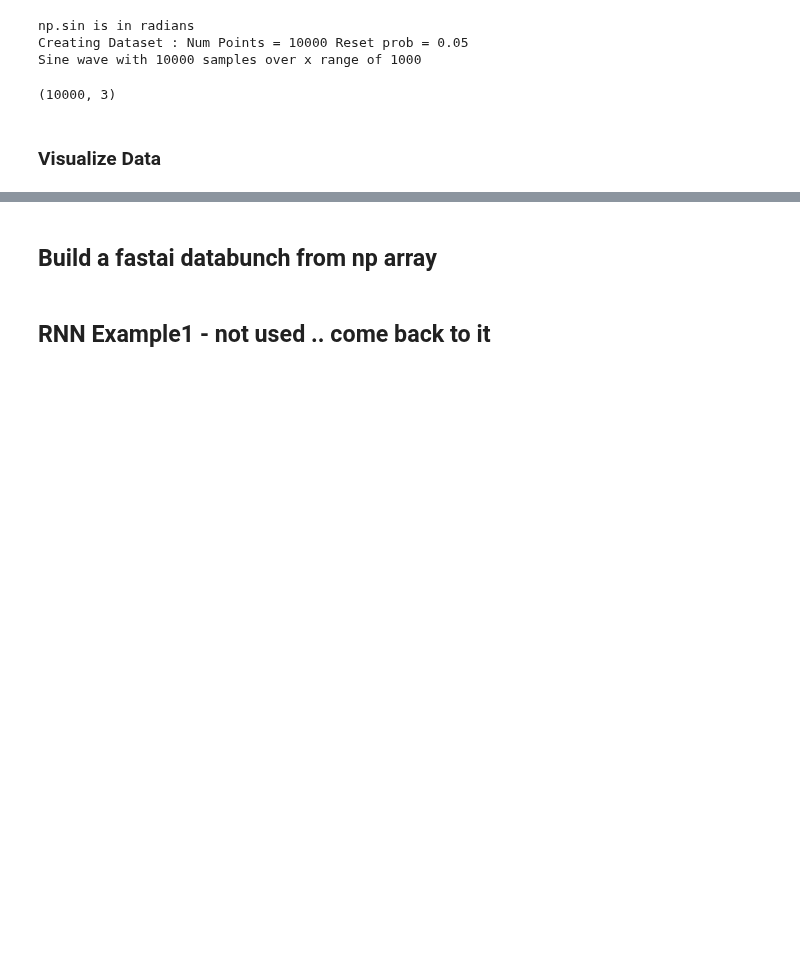
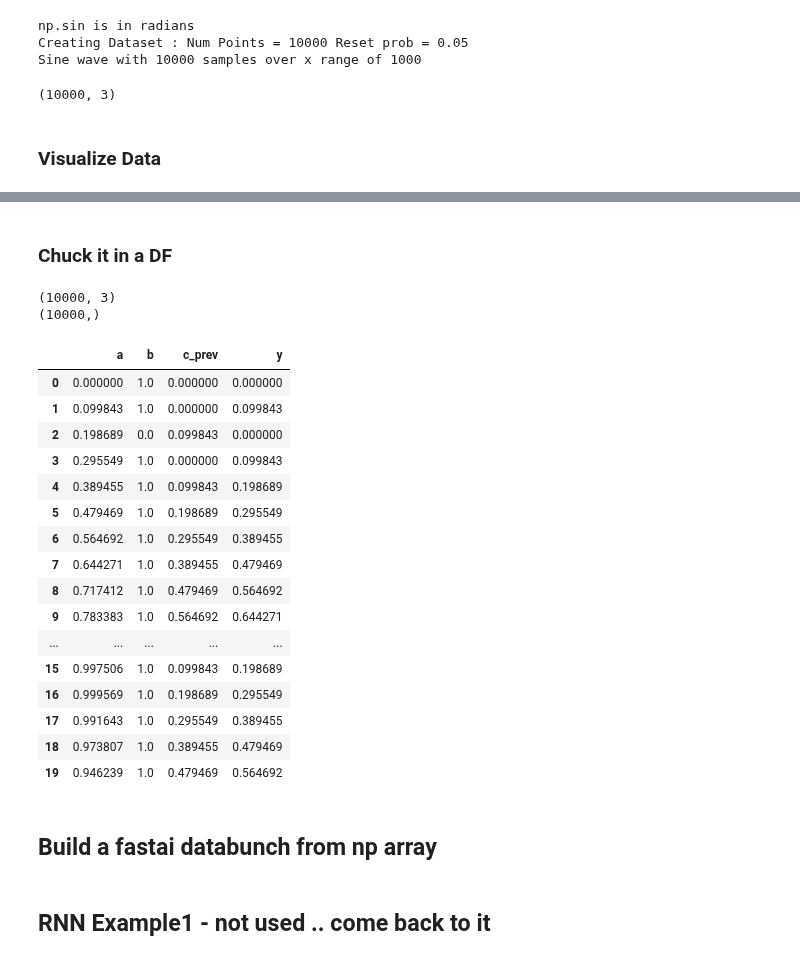
Before and after one commit to dustinvanstee/aicoc-ai-immersion, a Jupyter notebook: Sequence/FastAI-RNN-experiment.ipynb, the cells around one changed output, grey strips where cells are left out. Saved outputs shown, nothing was run; the diff lists cells and outputs as text; code cells hidden in the pictures; blank space fills up the shorter version.

```diff
--- a/Sequence/FastAI-RNN-experiment.ipynb
+++ b/Sequence/FastAI-RNN-experiment.ipynb
@@ -104,6 +102,32 @@ display(plt.plot(y[0:200],'-go',markersize=10))
+# %% [markdown]
+### Chuck it in a DF
 # %%
-#df=pd.DataFrame(np.stack([ii,a,b,c_prev,c]).T, columns=['ii','a','b','c_prev','c'])
-#df.head(64) # 2*pi 6.28
+print(X.shape)
+print(y.shape)
+df=pd.DataFrame(X, columns=['a','b','c_prev'])
+df["y"] = y
+
+df.head(20) # 2*pi 6.28
+# %% [output]
+(10000, 3)
+(10000,)
+|  | a | b | c_prev | y |
+| 0 | 0.000000 | 1.0 | 0.000000 | 0.000000 |
+| 1 | 0.099843 | 1.0 | 0.000000 | 0.099843 |
+| 2 | 0.198689 | 0.0 | 0.099843 | 0.000000 |
+| 3 | 0.295549 | 1.0 | 0.000000 | 0.099843 |
+| 4 | 0.389455 | 1.0 | 0.099843 | 0.198689 |
+| 5 | 0.479469 | 1.0 | 0.198689 | 0.295549 |
+| 6 | 0.564692 | 1.0 | 0.295549 | 0.389455 |
+| 7 | 0.644271 | 1.0 | 0.389455 | 0.479469 |
+| 8 | 0.717412 | 1.0 | 0.479469 | 0.564692 |
+| 9 | 0.783383 | 1.0 | 0.564692 | 0.644271 |
+| ... | ... | ... | ... | ... |
+| 15 | 0.997506 | 1.0 | 0.099843 | 0.198689 |
+| 16 | 0.999569 | 1.0 | 0.198689 | 0.295549 |
+| 17 | 0.991643 | 1.0 | 0.295549 | 0.389455 |
+| 18 | 0.973807 | 1.0 | 0.389455 | 0.479469 |
+| 19 | 0.946239 | 1.0 | 0.479469 | 0.564692 |
 # %%
 ### Datablock API
 # https://docs.fast.ai/data_block.html
```
Also changed, not shown: parts of 9 cells of this notebook.
